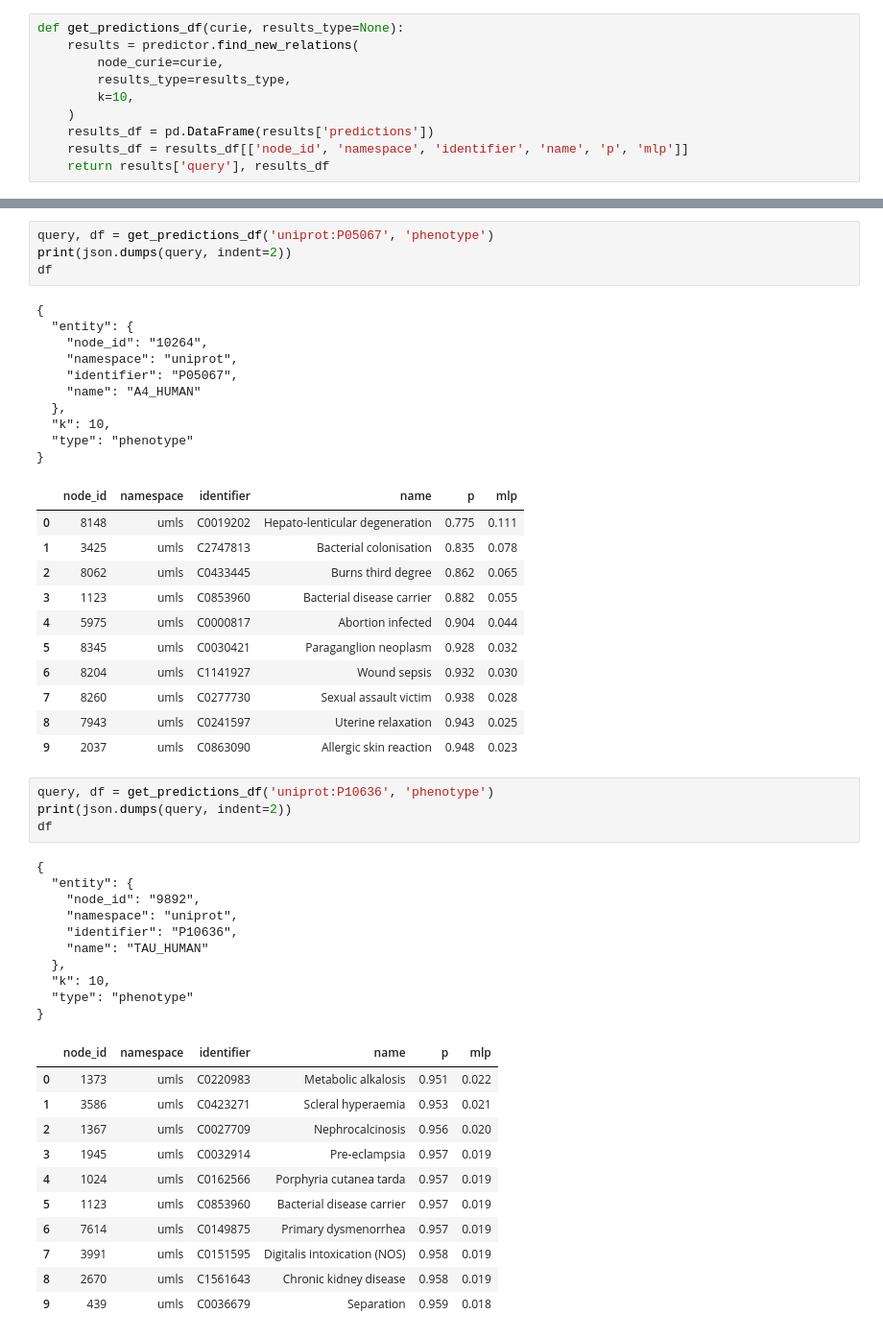
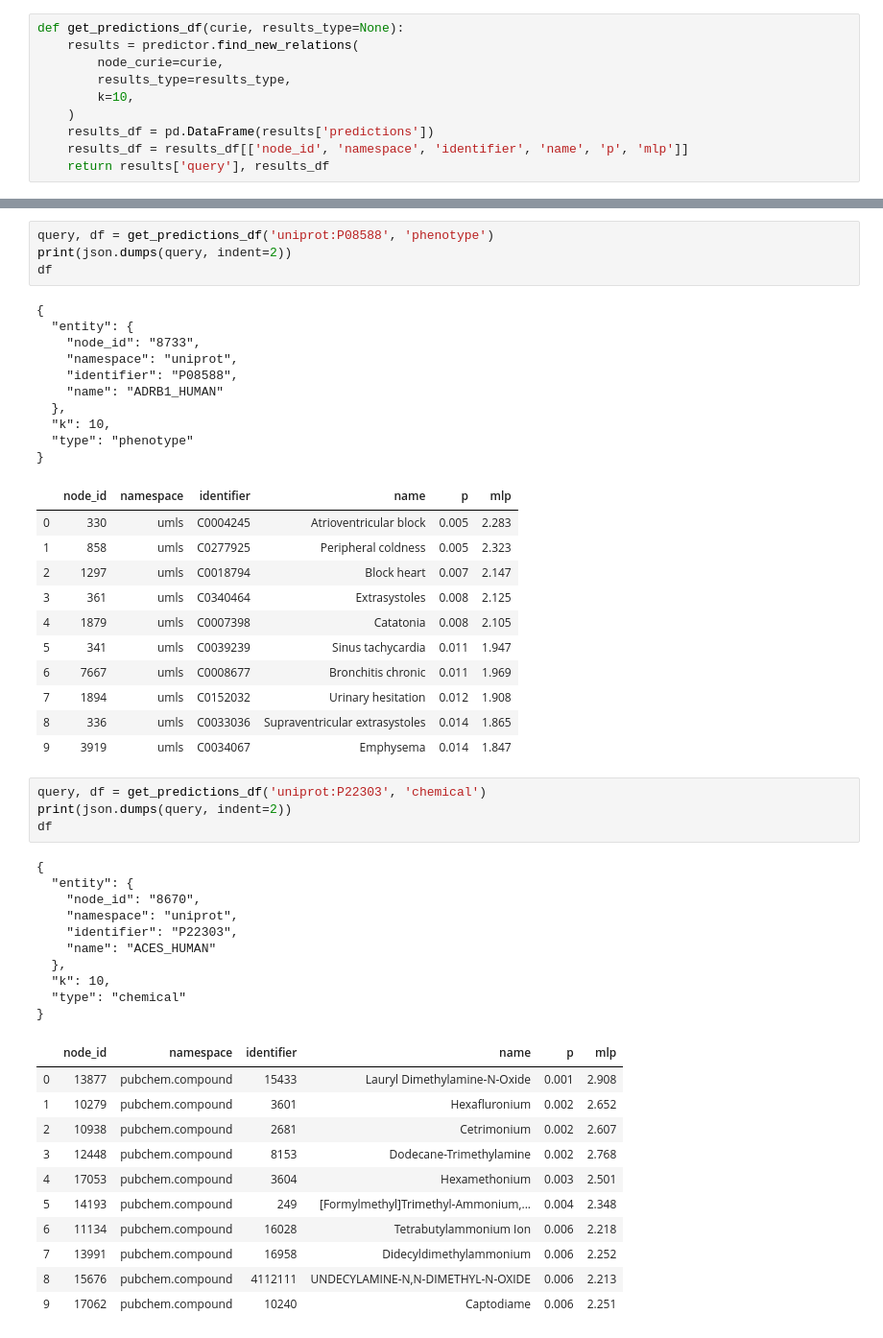
Before and after one commit to seffnet/seffnet, a Jupyter notebook: notebooks/Using the Predictive Model.ipynb, the cells around one changed output, grey strips where cells are left out. Shown: that part at 96% size. Saved outputs shown, nothing was run; the diff lists cells and outputs as text.

```diff
--- a/notebooks/Using the Predictive Model.ipynb
+++ b/notebooks/Using the Predictive Model.ipynb
@@ -241,52 +289,52 @@ df
 # %%
-query, df = get_predictions_df('uniprot:P05067', 'phenotype')
+query, df = get_predictions_df('uniprot:P08588', 'phenotype')
 print(json.dumps(query, indent=2))
 df
 # %% [output]
 {
   "entity": {
-    "node_id": "10264",
+    "node_id": "8733",
     "namespace": "uniprot",
-    "identifier": "P05067",
-    "name": "A4_HUMAN"
+    "identifier": "P08588",
+    "name": "ADRB1_HUMAN"
   },
   "k": 10,
   "type": "phenotype"
 }
 |  | node_id | namespace | identifier | name | p | mlp |
-| 0 | 8148 | umls | C0019202 | Hepato-lenticular degeneration | 0.775 | 0.111 |
-| 1 | 3425 | umls | C2747813 | Bacterial colonisation | 0.835 | 0.078 |
-| 2 | 8062 | umls | C0433445 | Burns third degree | 0.862 | 0.065 |
-| 3 | 1123 | umls | C0853960 | Bacterial disease carrier | 0.882 | 0.055 |
-| 4 | 5975 | umls | C0000817 | Abortion infected | 0.904 | 0.044 |
-| 5 | 8345 | umls | C0030421 | Paraganglion neoplasm | 0.928 | 0.032 |
-| 6 | 8204 | umls | C1141927 | Wound sepsis | 0.932 | 0.030 |
-| 7 | 8260 | umls | C0277730 | Sexual assault victim | 0.938 | 0.028 |
-| 8 | 7943 | umls | C0241597 | Uterine relaxation | 0.943 | 0.025 |
-| 9 | 2037 | umls | C0863090 | Allergic skin reaction | 0.948 | 0.023 |
+| 0 | 330 | umls | C0004245 | Atrioventricular block | 0.005 | 2.283 |
+| 1 | 858 | umls | C0277925 | Peripheral coldness | 0.005 | 2.323 |
+| 2 | 1297 | umls | C0018794 | Block heart | 0.007 | 2.147 |
+| 3 | 361 | umls | C0340464 | Extrasystoles | 0.008 | 2.125 |
+| 4 | 1879 | umls | C0007398 | Catatonia | 0.008 | 2.105 |
+| 5 | 341 | umls | C0039239 | Sinus tachycardia | 0.011 | 1.947 |
+| 6 | 7667 | umls | C0008677 | Bronchitis chronic | 0.011 | 1.969 |
+| 7 | 1894 | umls | C0152032 | Urinary hesitation | 0.012 | 1.908 |
+| 8 | 336 | umls | C0033036 | Supraventricular extrasystoles | 0.014 | 1.865 |
+| 9 | 3919 | umls | C0034067 | Emphysema | 0.014 | 1.847 |
 # %%
-query, df = get_predictions_df('uniprot:P10636', 'phenotype')
+query, df = get_predictions_df('uniprot:P22303', 'chemical')
 print(json.dumps(query, indent=2))
 df
 # %% [output]
 {
   "entity": {
-    "node_id": "9892",
+    "node_id": "8670",
     "namespace": "uniprot",
-    "identifier": "P10636",
-    "name": "TAU_HUMAN"
+    "identifier": "P22303",
+    "name": "ACES_HUMAN"
   },
   "k": 10,
-  "type": "phenotype"
+  "type": "chemical"
 }
 |  | node_id | namespace | identifier | name | p | mlp |
-| 0 | 1373 | umls | C0220983 | Metabolic alkalosis | 0.951 | 0.022 |
-| 1 | 3586 | umls | C0423271 | Scleral hyperaemia | 0.953 | 0.021 |
-| 2 | 1367 | umls | C0027709 | Nephrocalcinosis | 0.956 | 0.020 |
-| 3 | 1945 | umls | C0032914 | Pre-eclampsia | 0.957 | 0.019 |
-| 4 | 1024 | umls | C0162566 | Porphyria cutanea tarda | 0.957 | 0.019 |
-| 5 | 1123 | umls | C0853960 | Bacterial disease carrier | 0.957 | 0.019 |
-| 6 | 7614 | umls | C0149875 | Primary dysmenorrhea | 0.957 | 0.019 |
-| 7 | 3991 | umls | C0151595 | Digitalis intoxication (NOS) | 0.958 | 0.019 |
-| 8 | 2670 | umls | C1561643 | Chronic kidney disease | 0.958 | 0.019 |
-| 9 | 439 | umls | C0036679 | Separation | 0.959 | 0.018 |
+| 0 | 13877 | pubchem.compound | 15433 | Lauryl Dimethylamine-N-Oxide | 0.001 | 2.908 |
+| 1 | 10279 | pubchem.compound | 3601 | Hexafluronium | 0.002 | 2.652 |
+| 2 | 10938 | pubchem.compound | 2681 | Cetrimonium | 0.002 | 2.607 |
+| 3 | 12448 | pubchem.compound | 8153 | Dodecane-Trimethylamine | 0.002 | 2.768 |
+| 4 | 17053 | pubchem.compound | 3604 | Hexamethonium | 0.003 | 2.501 |
+| 5 | 14193 | pubchem.compound | 249 | [Formylmethyl]Trimethyl-Ammonium,... | 0.004 | 2.348 |
+| 6 | 11134 | pubchem.compound | 16028 | Tetrabutylammonium Ion | 0.006 | 2.218 |
+| 7 | 13991 | pubchem.compound | 16958 | Didecyldimethylammonium | 0.006 | 2.252 |
+| 8 | 15676 | pubchem.compound | 4112111 | UNDECYLAMINE-N,N-DIMETHYL-N-OXIDE | 0.006 | 2.213 |
+| 9 | 17062 | pubchem.compound | 10240 | Captodiame | 0.006 | 2.251 |
```
Also changed, not shown: parts of 20 cells of this notebook, 3 other files.
